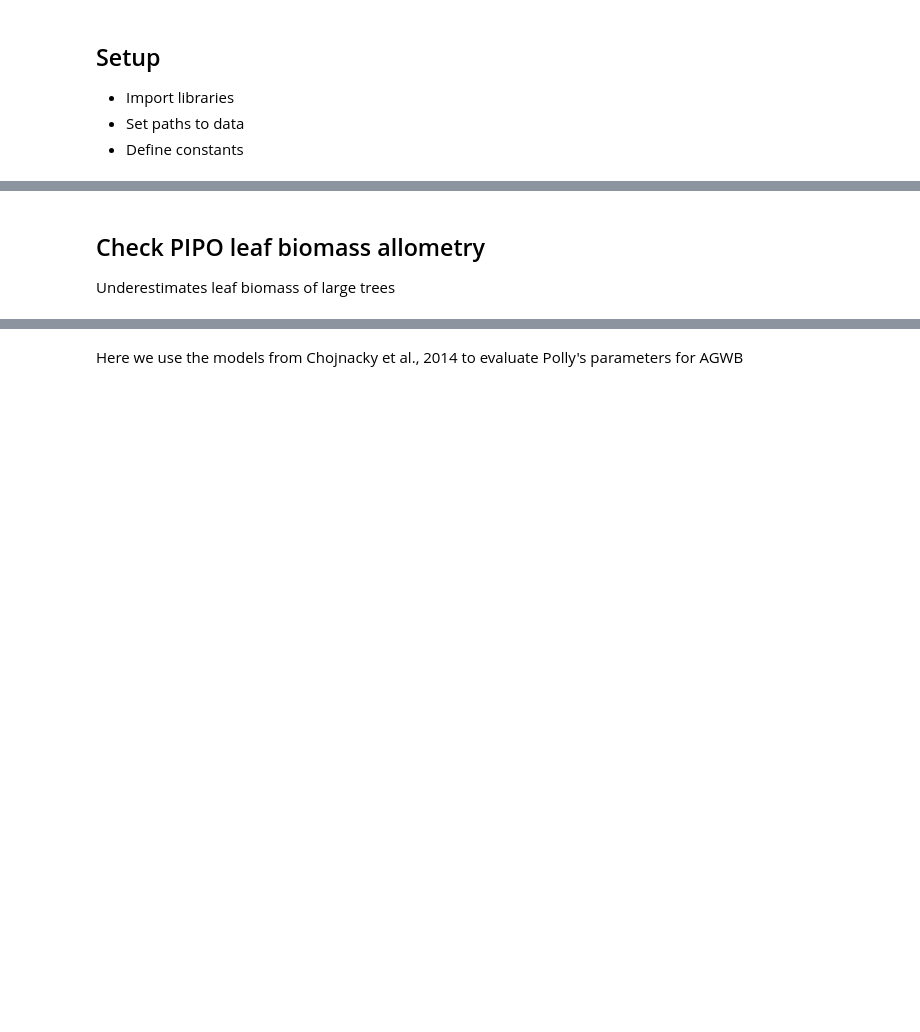
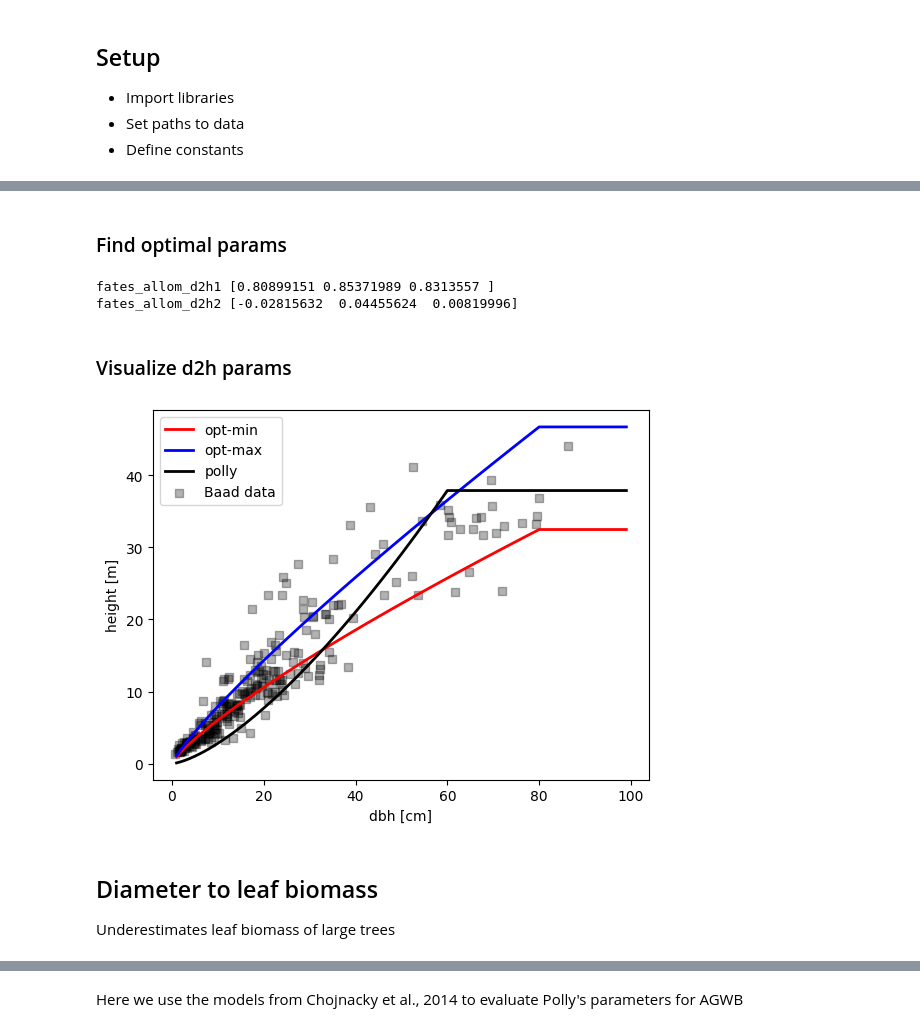
Before and after one commit to adamhb/california-fates, a Jupyter notebook: parameter_ranges/analyze_conifer_and_oak_allometry.ipynb, the cells around one changed output, grey strips where cells are left out. Cells and saved outputs as stored; diff of their text form; code cells hidden in the pictures; blank space fills up the shorter version.

```diff
--- a/parameter_ranges/analyze_conifer_and_oak_allometry.ipynb
+++ b/parameter_ranges/analyze_conifer_and_oak_allometry.ipynb
@@ -307,0 +525,6 @@ def add_param_to_allometry_dict(fates_name,min_max_mean):
+# %%
+baad_pipo_height = prep_data_for_curve_fit(baad_df,"Pinus ponderosa","dbh_cm","height_m")
+baad_pipo_height.info()
+# dbh = utdb.loc[utdb['SpCode'] == "CADE2"]["DBH (cm)"]
+# h = utdb.loc[utdb['SpCode'] == "CADE2"]['TreeHt (m)']
+# plt.scatter(dbh,h)
@@ -308,4 +541,62 @@ def add_param_to_allometry_dict(fates_name,min_max_mean):
+# %% [markdown]
+### Find optimal params
+# %%
+#For PIPO
+popt, pcov = curve_fit(lambda d, p1, p2: d2h_obrien(d, p1, p2, dbh_maxh=80),
+                       xdata=list(baad_pipo_height['dbh_cm']), ydata=list(baad_pipo_height['height_m']))
+
+fates_allom_d2h1 = getMeanMinMaxofParam(param = 0)
+print("fates_allom_d2h1",fates_allom_d2h1)
+fates_allom_d2h2 = getMeanMinMaxofParam(param = 1)
+print("fates_allom_d2h2",fates_allom_d2h2)
+
+# Add param
+# Think about how to set this up for multi-pft
+add_param_to_allometry_dict("fates_allom_d2h1",fates_allom_d2h1)
+add_param_to_allometry_dict("fates_allom_d2h2",fates_allom_d2h2)
+
+
+#Other pfts
+# %% [output]
+fates_allom_d2h1 [0.80899151 0.85371989 0.8313557 ]
+fates_allom_d2h2 [-0.02815632  0.04455624  0.00819996]
+# %% [markdown]
+### Visualize d2h params
+# %%
+#optimal min
+h_opt = d2h_obrien(ds = diams,
+                            p1 = fates_allom_d2h1[0],
+                            p2 = fates_allom_d2h2[0],
+                            dbh_maxh = 80)
+
+plt.plot(diams, h_opt, label = "opt-min",color = "red", lw = 2)
+
+#optimal max
+h_opt = d2h_obrien(ds = diams,
+                            p1 = fates_allom_d2h1[1],
+                            p2 = fates_allom_d2h2[1],
+                            dbh_maxh = 80)
+
+plt.plot(diams, h_opt, label = "opt-max",color = "blue", lw = 2)
+
+
+#Polly's
+h_polly = d2h_obrien(ds = diams,
+                            p1 = pollys_params[0]["fates_allom_d2h1"],
+                            p2 = pollys_params[0]["fates_allom_d2h2"],
+                            dbh_maxh = 60)
+plt.plot(diams, h_polly, label = "polly",color = "black", lw = 2)
+
+#Baad data
+plt.scatter(baad_pipo_height.dbh_cm, baad_pipo_height['height_m'], label = "Baad data",color = "black", marker = "s", alpha = 0.3)
+
+plt.xlabel('dbh [cm]')
+plt.ylabel('height [m]')
+plt.legend()
+plt.show()
+# %% [output]
+[figure, added]
 # %% [markdown]
-## Check PIPO leaf biomass allometry
+## Diameter to leaf biomass
 
 Underestimates leaf biomass of large trees
```
Also changed, not shown: parts of 74 cells of this notebook, 4 other files.
